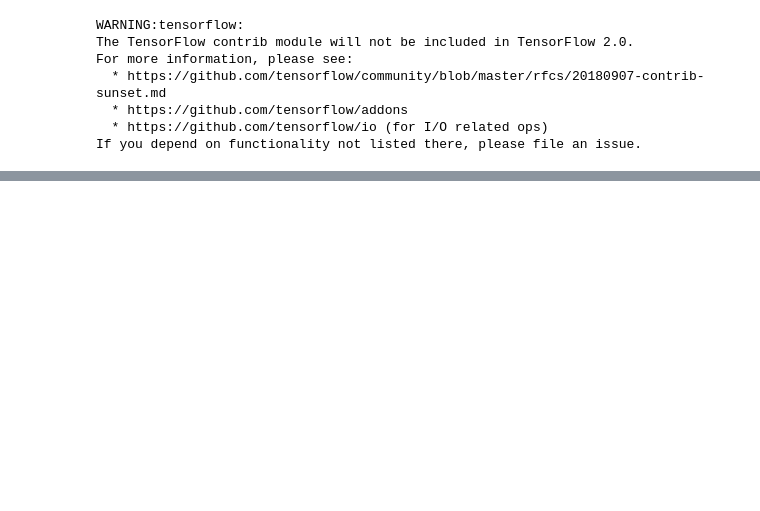
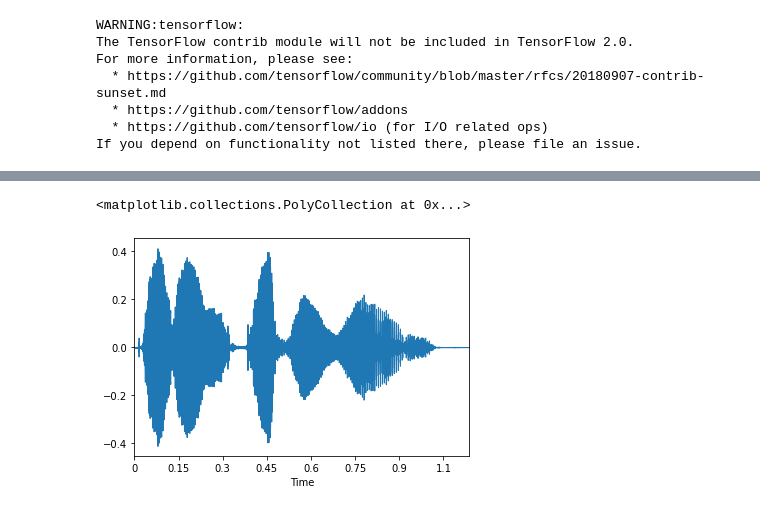
Before and after one commit to ml4a/ml4a, a Jupyter notebook: examples/models/tacotron2.ipynb, the cells around one changed output, grey strips where cells are left out. Drawn from its saved outputs; the diff is of its cells as text; code cells hidden in the pictures; blank space fills up the shorter version.

Commit message:
audio module, tons of updates

```diff
--- a/examples/models/tacotron2.ipynb
+++ b/examples/models/tacotron2.ipynb
@@ -5,7 +6,7 @@
 from ml4a.models import tacotron2
 # %%
-text = 'Hello world'
-audio = tacotron2.run(text)
+text = 'Hello everyone!'
+speech = tacotron2.run(text)
 # %% [output]
 WARNING:tensorflow:
 The TensorFlow contrib module will not be included in TensorFlow 2.0.
@@ -22,0 +22,6 @@ tacotron2.save_audio('myfile.wav', audio)
+# %%
+%matplotlib inline
+audio.plot(speech['wav'], speech['sampling_rate'])
+# %% [output]
+<matplotlib.collections.PolyCollection at 0x...>
+[figure, added]
```
Also changed, not shown: parts of 4 cells of this notebook, 7 other files.
